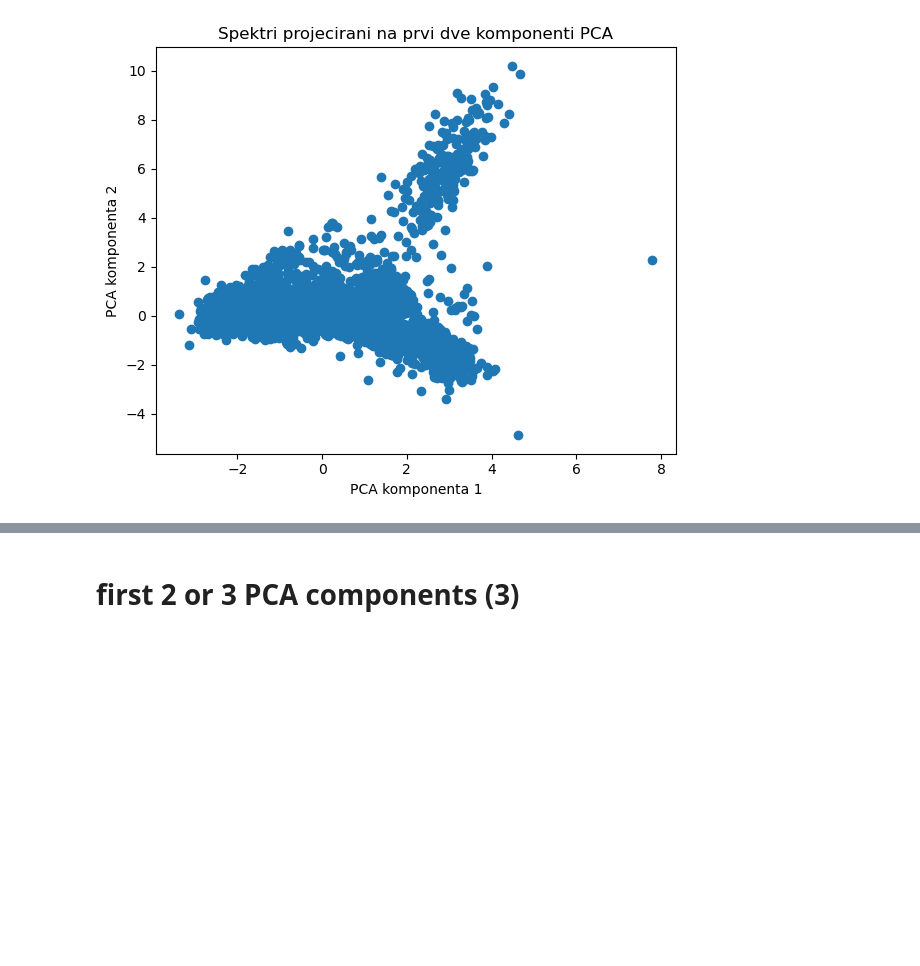
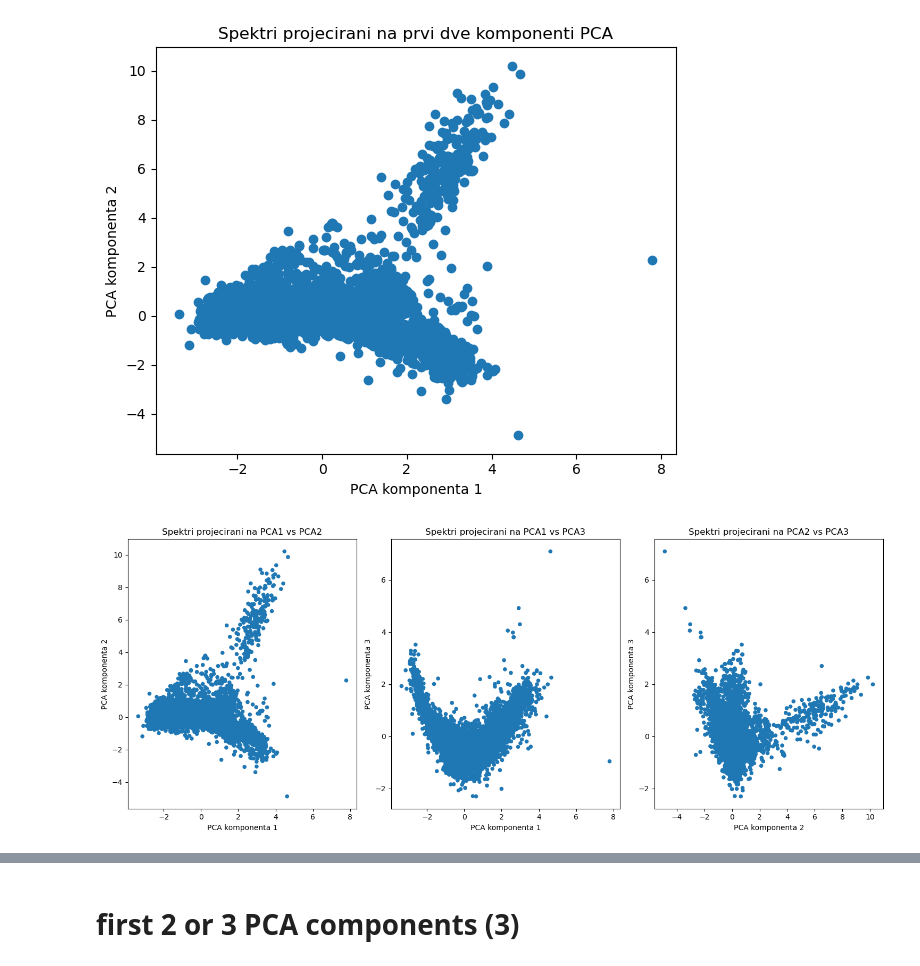
Before and after one commit to Gue5Who/Faks, a Jupyter notebook: PSUF/nal_2/koda/spektri_pca.ipynb, the cells around one changed output, grey strips where cells are left out. Cells and saved outputs as stored; diff of their text form; code cells hidden in the pictures; blank space fills up the shorter version.

```diff
--- a/PSUF/nal_2/koda/spektri_pca.ipynb
+++ b/PSUF/nal_2/koda/spektri_pca.ipynb
@@ -139,7 +141,7 @@ eigvecs = eigvecs[:, idx]
 # PROJECT DATA INTO REDUCED SPACE
 
 # Choose number of components q (e.g. first 2 or enough to explain 90% variance)
-q = 2
+q = 101
 W = eigvecs[:, :q]         # projection matrix (p × q)
 T = np.dot(B, W)           # projected data (n × q)
 
@@ -177,6 +179,22 @@ plt.show()
 # %% [output]
 [figure]
 [figure]
+# %%
+fig, axes = plt.subplots(1, 3, figsize=(15, 6))
+
+pairs = [(0, 1), (0, 2), (1, 2)]
+titles = ['PCA1 vs PCA2', 'PCA1 vs PCA3', 'PCA2 vs PCA3']
+
+for ax, (x, y), title in zip(axes, pairs, titles):
+    sc = ax.scatter(T[:, x], T[:, y], s=30, edgecolors='none')
+    ax.set_xlabel(f'PCA komponenta {x+1}')
+    ax.set_ylabel(f'PCA komponenta {y+1}')
+    ax.set_title(f'Spektri projecirani na {title}')
+
+plt.tight_layout()
+plt.show()
+# %% [output]
+[figure, added]
 # %%
 spec_ids = np.arange(1,10000,1)
 spectra = [np.loadtxt(path_spektri + f"{sid}.dat", comments="#") for sid in spec_ids]
```
Also changed, not shown: parts of 9 cells of this notebook, 8 other files.
